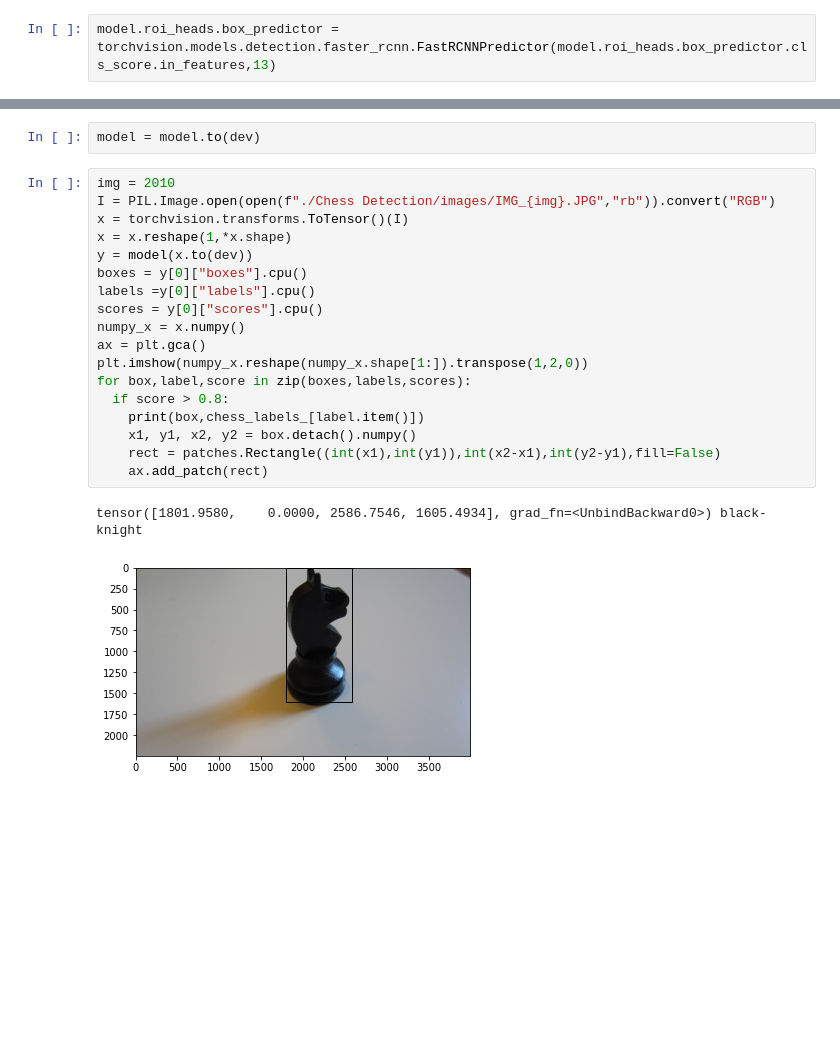
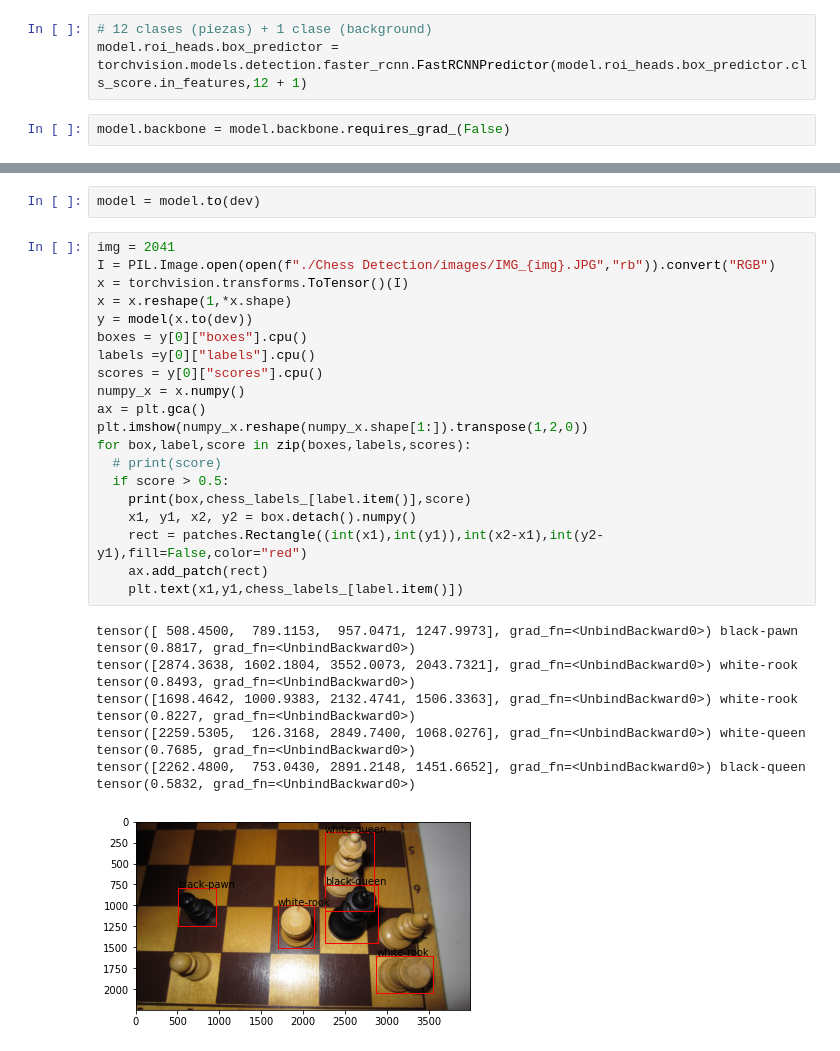
Before and after one commit to elvin-mark/CursoVeranoML, a Jupyter notebook: notebooks/Clase3.ipynb, the cells around one changed output, grey strips where cells are left out. Drawn from its saved outputs; the diff is of its cells as text; blank space fills up the shorter version.

```diff
--- a/notebooks/Clase3.ipynb
+++ b/notebooks/Clase3.ipynb
@@ -426,7 +425,10 @@ Archive:  chess-piece-detection.zip
 # %%
 model = torchvision.models.detection.fasterrcnn_resnet50_fpn(pretrained=True)
 # %%
-model.roi_heads.box_predictor = torchvision.models.detection.faster_rcnn.FastRCNNPredictor(model.roi_heads.box_predictor.cls_score.in_features,13)
+# 12 clases (piezas) + 1 clase (background)
+model.roi_heads.box_predictor = torchvision.models.detection.faster_rcnn.FastRCNNPredictor(model.roi_heads.box_predictor.cls_score.in_features,12 + 1)
+# %%
+model.backbone = model.backbone.requires_grad_(False)
 # %%
 chess_labels_ = ["white-pawn","white-rook","white-knight","white-bishop","white-queen","white-king","black-pawn","black-rook","black-knight","black-bishop","black-queen","black-king"]
 chess_labels = {k: v for v,k in enumerate(chess_labels_)}
@@ -534,23 +536,29 @@ FasterRCNN(
 # %%
 model = model.to(dev)
 # %%
-img = 2010
+img = 2041
 I = PIL.Image.open(open(f"./Chess Detection/images/IMG_{img}.JPG","rb")).convert("RGB")
 x = torchvision.transforms.ToTensor()(I)
 x = x.reshape(1,*x.shape)
 y = model(x.to(dev))
 boxes = y[0]["boxes"].cpu()
 labels =y[0]["labels"].cpu()
 scores = y[0]["scores"].cpu()
 numpy_x = x.numpy()
 ax = plt.gca()
 plt.imshow(numpy_x.reshape(numpy_x.shape[1:]).transpose(1,2,0))
 for box,label,score in zip(boxes,labels,scores):
-  if score > 0.8:
-    print(box,chess_labels_[label.item()])
+  # print(score)
+  if score > 0.5:
+    print(box,chess_labels_[label.item()],score)
     x1, y1, x2, y2 = box.detach().numpy()
-    rect = patches.Rectangle((int(x1),int(y1)),int(x2-x1),int(y2-y1),fill=False)
+    rect = patches.Rectangle((int(x1),int(y1)),int(x2-x1),int(y2-y1),fill=False,color="red")
     ax.add_patch(rect)
+    plt.text(x1,y1,chess_labels_[label.item()])
 # %% [output]
-tensor([1801.9580,    0.0000, 2586.7546, 1605.4934], grad_fn=<UnbindBackward0>) black-knight
+tensor([ 508.4500,  789.1153,  957.0471, 1247.9973], grad_fn=<UnbindBackward0>) black-pawn tensor(0.8817, grad_fn=<UnbindBackward0>)
+tensor([2874.3638, 1602.1804, 3552.0073, 2043.7321], grad_fn=<UnbindBackward0>) white-rook tensor(0.8493, grad_fn=<UnbindBackward0>)
+tensor([1698.4642, 1000.9383, 2132.4741, 1506.3363], grad_fn=<UnbindBackward0>) white-rook tensor(0.8227, grad_fn=<UnbindBackward0>)
+tensor([2259.5305,  126.3168, 2849.7400, 1068.0276], grad_fn=<UnbindBackward0>) white-queen tensor(0.7685, grad_fn=<UnbindBackward0>)
+tensor([2262.4800,  753.0430, 2891.2148, 1451.6652], grad_fn=<UnbindBackward0>) black-queen tensor(0.5832, grad_fn=<UnbindBackward0>)
-[figure, old version]
+[figure, new version]
```
Also changed, not shown: parts of 8 cells of this notebook, 2 other files.
